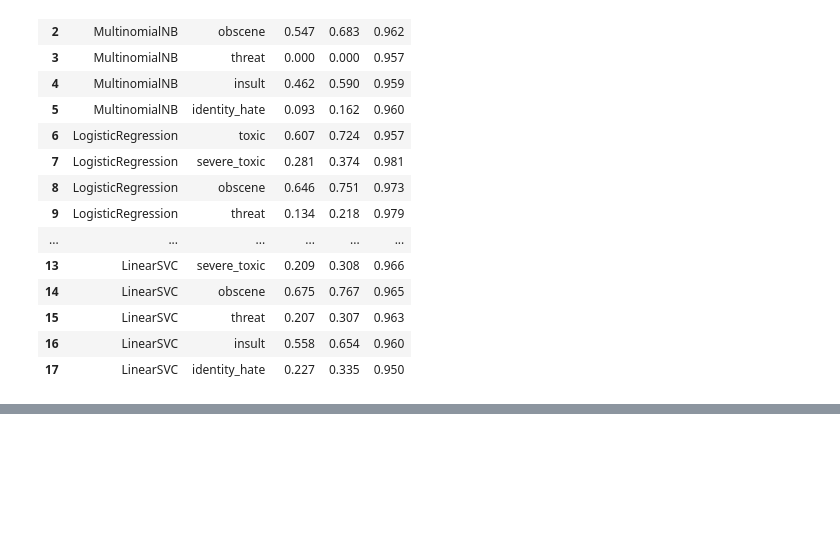
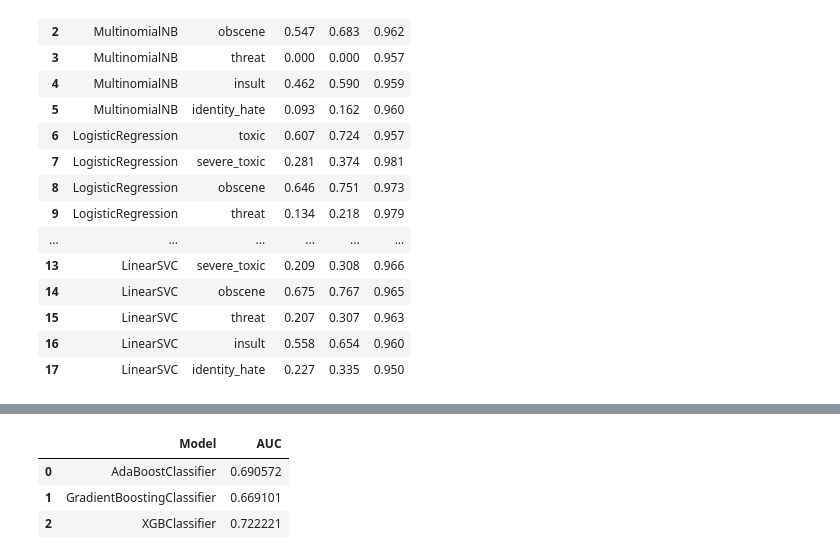
Before and after one commit to xwang-gbjd/CS584_Project_ToxicComment, a Jupyter notebook: toxic_comment.ipynb, the cells around one changed output, grey strips where cells are left out. Drawn from its saved outputs; the diff is of its cells as text; code cells hidden in the pictures; blank space fills up the shorter version.

```diff
--- a/toxic_comment.ipynb
+++ b/toxic_comment.ipynb
@@ -607,0 +674,7 @@ for token in labels:
+# %%
+boosting_df[['AUC','Model']].groupby('Model', as_index=False).mean()
+# %% [output]
+|  | Model | AUC |
+| 0 | AdaBoostClassifier | 0.690572 |
+| 1 | GradientBoostingClassifier | 0.669101 |
+| 2 | XGBClassifier | 0.722221 |
```
Also changed, not shown: parts of 31 cells of this notebook, 1 other file.
